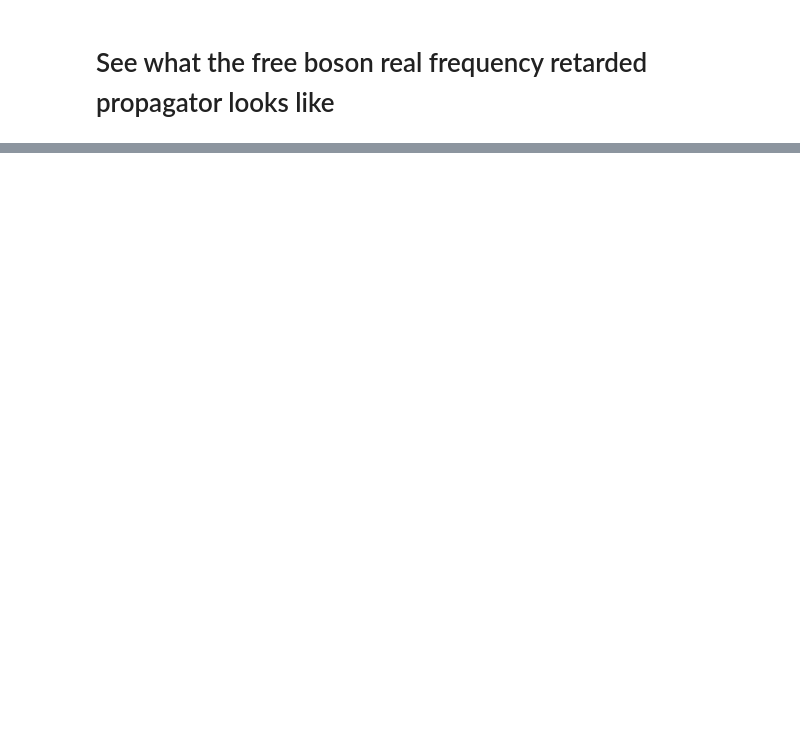
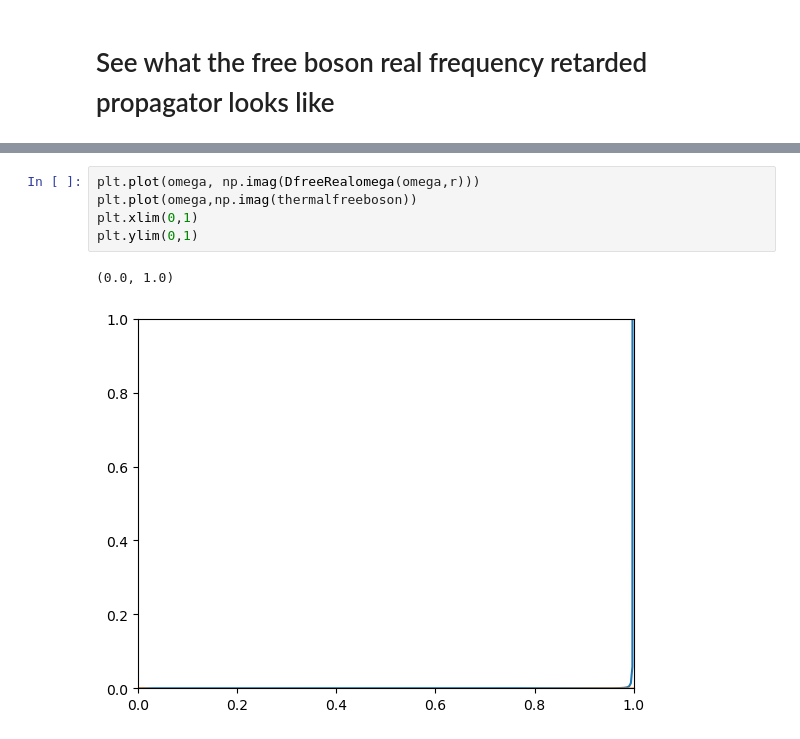
Before and after one commit to aravindhshankar/TwoSidedYSYK, a Jupyter notebook: RealTimesingleYSYK.ipynb, the cells around one changed output, grey strips where cells are left out. Drawn from its saved outputs; the diff is of its cells as text; blank space fills up the shorter version.

```diff
--- a/RealTimesingleYSYK.ipynb
+++ b/RealTimesingleYSYK.ipynb
@@ -380,0 +381,8 @@ array([9.96325042+0.j       , 0.438018  -0.0094546j])
+# %%
+plt.plot(omega, np.imag(DfreeRealomega(omega,r)))
+plt.plot(omega,np.imag(thermalfreeboson))
+plt.xlim(0,1)
+plt.ylim(0,1)
+# %% [output]
+(0.0, 1.0)
+[figure, added]
```
Also changed, not shown: parts of 8 cells of this notebook, 2 other files.
